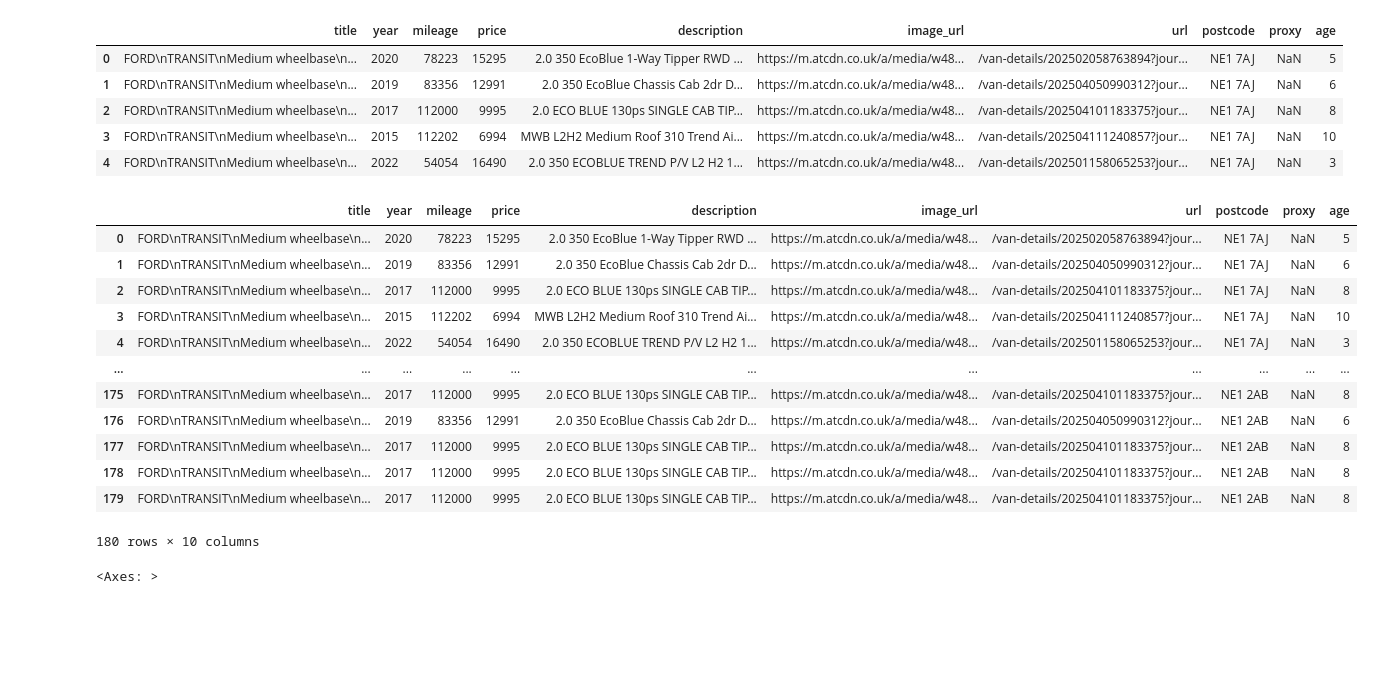
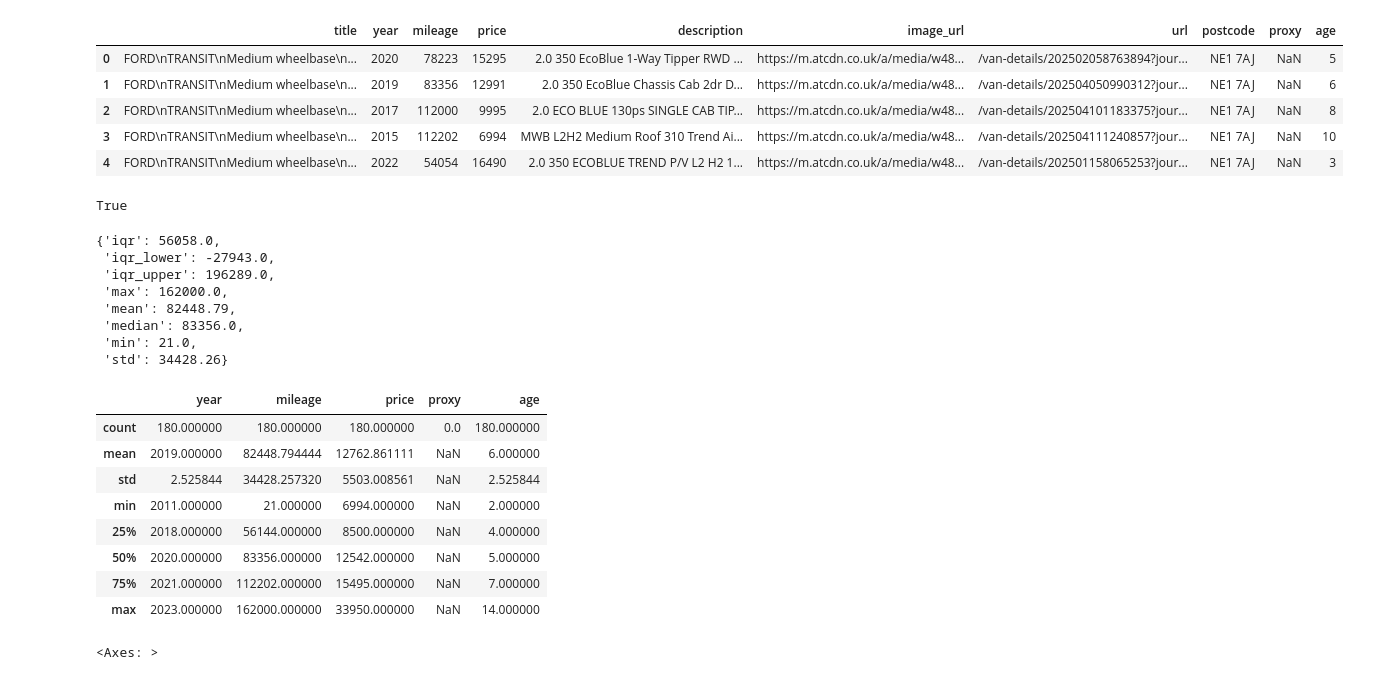
Before and after one commit to fdsig/vans, a Jupyter notebook: vanalysis.ipynb, the cells around one changed output. Saved outputs shown, nothing was run; the diff lists cells and outputs as text; code cells hidden in the pictures; blank space fills up the shorter version.

Commit message:
updating data

```diff
--- a/vanalysis.ipynb
+++ b/vanalysis.ipynb
@@ -37,22 +37,47 @@ df.head()
 | 2 | FORD\nTRANSIT\nMedium wheelbase\n... | 2017 | 112000 | 9995 | 2.0 ECO BLUE 130ps SINGLE CAB TIP... | https://m.atcdn.co.uk/a/media/w48... | /van-details/202504101183375?jour... | NE1 7AJ | NaN | 8 |
 | 3 | FORD\nTRANSIT\nMedium wheelbase\n... | 2015 | 112202 | 6994 | MWB L2H2 Medium Roof 310 Trend Ai... | https://m.atcdn.co.uk/a/media/w48... | /van-details/202504111240857?jour... | NE1 7AJ | NaN | 10 |
 | 4 | FORD\nTRANSIT\nMedium wheelbase\n... | 2022 | 54054 | 16490 | 2.0 350 ECOBLUE TREND P/V L2 H2 1... | https://m.atcdn.co.uk/a/media/w48... | /van-details/202501158065253?jour... | NE1 7AJ | NaN | 3 |
+# %%
+(df.shape == (180, 10)) == True
+# %% [output]
+True
+# %%
+import pprint
+summary_data ={
+    'median': df.mileage.median(),
+    'iqr': df.mileage.quantile(0.75) - df.mileage.quantile(0.25),
+    'iqr_lower': df.mileage.quantile(0.25) - 1.5 * (df.mileage.quantile(0.75) - df.mileage.quantile(0.25)),
+    'iqr_upper': df.mileage.quantile(0.75) + 1.5 * (df.mileage.quantile(0.75) - df.mileage.quantile(0.25)),
+    'min': df.mileage.min(),
+    'max': df.mileage.max(),
+    'mean': df.mileage.mean(),
+    'std': df.mileage.std()
+}
+
+summary_data = {k: float(v.round(2)) for k, v in summary_data.items()}
+
+pprint.pprint(summary_data, width=40)
+# %% [output]
+{'iqr': 56058.0,
+ 'iqr_lower': -27943.0,
+ 'iqr_upper': 196289.0,
+ 'max': 162000.0,
+ 'mean': 82448.79,
+ 'median': 83356.0,
+ 'min': 21.0,
+ 'std': 34428.26}
 # %%
-df
+df.describe()
 # %% [output]
-|  | title | year | mileage | price | description | image_url | url | postcode | proxy | age |
-| 0 | FORD\nTRANSIT\nMedium wheelbase\n... | 2020 | 78223 | 15295 | 2.0 350 EcoBlue 1-Way Tipper RWD ... | https://m.atcdn.co.uk/a/media/w48... | /van-details/202502058763894?jour... | NE1 7AJ | NaN | 5 |
-| 1 | FORD\nTRANSIT\nMedium wheelbase\n... | 2019 | 83356 | 12991 | 2.0 350 EcoBlue Chassis Cab 2dr D... | https://m.atcdn.co.uk/a/media/w48... | /van-details/202504050990312?jour... | NE1 7AJ | NaN | 6 |
-| 2 | FORD\nTRANSIT\nMedium wheelbase\n... | 2017 | 112000 | 9995 | 2.0 ECO BLUE 130ps SINGLE CAB TIP... | https://m.atcdn.co.uk/a/media/w48... | /van-details/202504101183375?jour... | NE1 7AJ | NaN | 8 |
-| 3 | FORD\nTRANSIT\nMedium wheelbase\n... | 2015 | 112202 | 6994 | MWB L2H2 Medium Roof 310 Trend Ai... | https://m.atcdn.co.uk/a/media/w48... | /van-details/202504111240857?jour... | NE1 7AJ | NaN | 10 |
-| 4 | FORD\nTRANSIT\nMedium wheelbase\n... | 2022 | 54054 | 16490 | 2.0 350 ECOBLUE TREND P/V L2 H2 1... | https://m.atcdn.co.uk/a/media/w48... | /van-details/202501158065253?jour... | NE1 7AJ | NaN | 3 |
-| ... | ... | ... | ... | ... | ... | ... | ... | ... | ... | ... |
-| 175 | FORD\nTRANSIT\nMedium wheelbase\n... | 2017 | 112000 | 9995 | 2.0 ECO BLUE 130ps SINGLE CAB TIP... | https://m.atcdn.co.uk/a/media/w48... | /van-details/202504101183375?jour... | NE1 2AB | NaN | 8 |
-| 176 | FORD\nTRANSIT\nMedium wheelbase\n... | 2019 | 83356 | 12991 | 2.0 350 EcoBlue Chassis Cab 2dr D... | https://m.atcdn.co.uk/a/media/w48... | /van-details/202504050990312?jour... | NE1 2AB | NaN | 6 |
-| 177 | FORD\nTRANSIT\nMedium wheelbase\n... | 2017 | 112000 | 9995 | 2.0 ECO BLUE 130ps SINGLE CAB TIP... | https://m.atcdn.co.uk/a/media/w48... | /van-details/202504101183375?jour... | NE1 2AB | NaN | 8 |
-| 178 | FORD\nTRANSIT\nMedium wheelbase\n... | 2017 | 112000 | 9995 | 2.0 ECO BLUE 130ps SINGLE CAB TIP... | https://m.atcdn.co.uk/a/media/w48... | /van-details/202504101183375?jour... | NE1 2AB | NaN | 8 |
-| 179 | FORD\nTRANSIT\nMedium wheelbase\n... | 2017 | 112000 | 9995 | 2.0 ECO BLUE 130ps SINGLE CAB TIP... | https://m.atcdn.co.uk/a/media/w48... | /van-details/202504101183375?jour... | NE1 2AB | NaN | 8 |
+|  | year | mileage | price | proxy | age |
+| count | 180.000000 | 180.000000 | 180.000000 | 0.0 | 180.000000 |
+| mean | 2019.000000 | 82448.794444 | 12762.861111 | NaN | 6.000000 |
+| std | 2.525844 | 34428.257320 | 5503.008561 | NaN | 2.525844 |
+| min | 2011.000000 | 21.000000 | 6994.000000 | NaN | 2.000000 |
+| 25% | 2018.000000 | 56144.000000 | 8500.000000 | NaN | 4.000000 |
+| 50% | 2020.000000 | 83356.000000 | 12542.000000 | NaN | 5.000000 |
+| 75% | 2021.000000 | 112202.000000 | 15495.000000 | NaN | 7.000000 |
+| max | 2023.000000 | 162000.000000 | 33950.000000 | NaN | 14.000000 |
-180 rows × 10 columns
 # %%
 df.price.hist()
 # %% [output]
```
Also changed, not shown: parts of 1 cell of this notebook, 3 other files.
